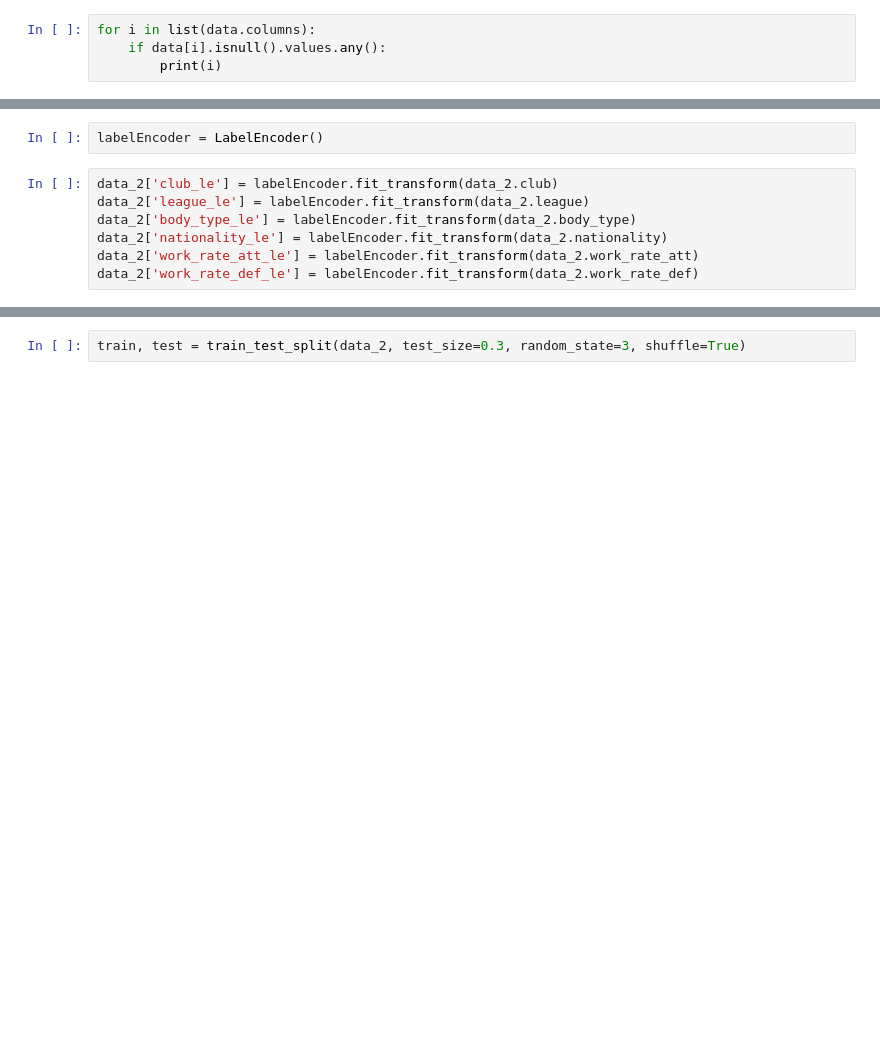
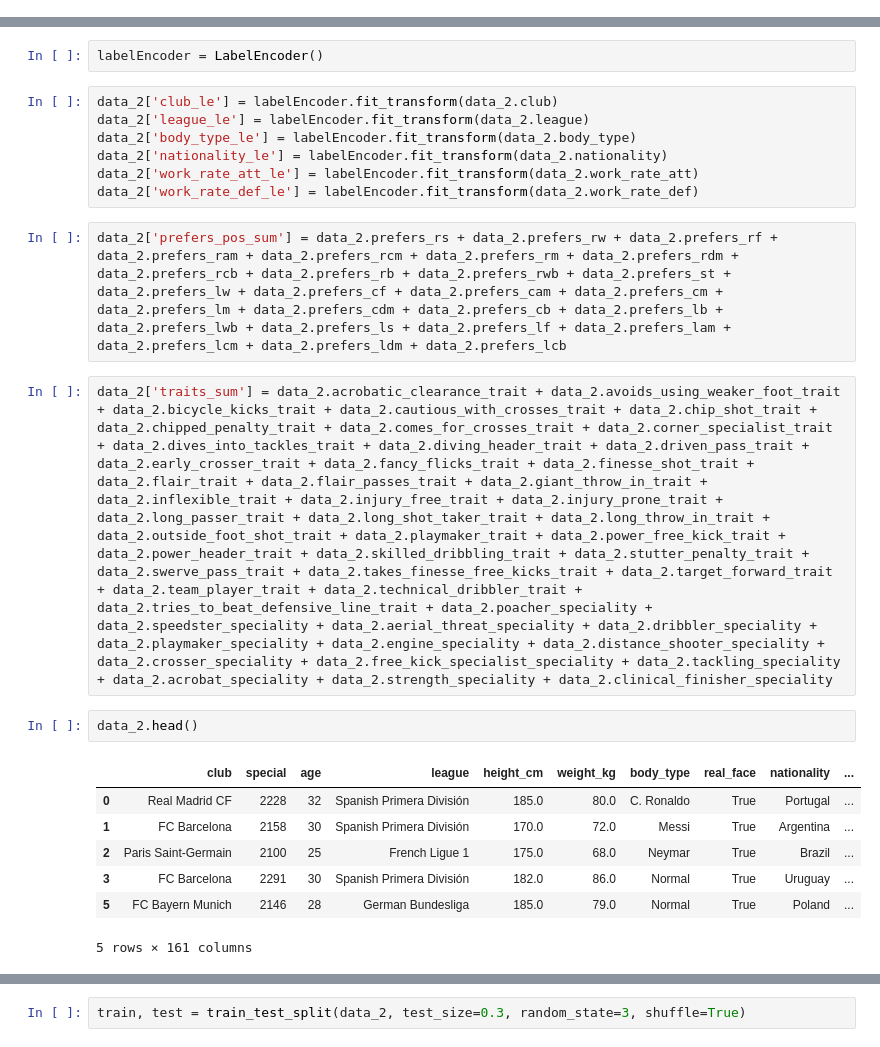
Before and after one commit to vibhavagarwal5/FIFA_Rating, a Jupyter notebook: fifa.ipynb, the cells around one changed output, grey strips where cells are left out. Drawn from its saved outputs; the diff is of its cells as text; blank space fills up the shorter version.

```diff
--- a/fifa.ipynb
+++ b/fifa.ipynb
@@ -12,7 +12,3 @@ data = pd.read_csv('./complete.csv')
 data.isnull().values.any()
 # %% [output]
 True
-# %%
-for i in list(data.columns):
-    if data[i].isnull().values.any():
-        print(i)
@@ -137,3 +93,17 @@ data_2['body_type_le'] = labelEncoder.fit_transform(data_2.body_type)
 data_2['nationality_le'] = labelEncoder.fit_transform(data_2.nationality)
 data_2['work_rate_att_le'] = labelEncoder.fit_transform(data_2.work_rate_att)
 data_2['work_rate_def_le'] = labelEncoder.fit_transform(data_2.work_rate_def)
+# %%
+data_2['prefers_pos_sum'] = data_2.prefers_rs + data_2.prefers_rw + data_2.prefers_rf + data_2.prefers_ram + data_2.prefers_rcm + data_2.prefers_rm + data_2.prefers_rdm + data_2.prefers_rcb + data_2.prefers_rb + data_2.prefers_rwb + data_2.prefers_st + data_2.prefers_lw + data_2.prefers_cf + data_2.prefers_cam + data_2.prefers_cm + data_2.prefers_lm + data_2.prefers_cdm + data_2.prefers_cb + data_2.prefers_lb + data_2.prefers_lwb + data_2.prefers_ls + data_2.prefers_lf + data_2.prefers_lam + data_2.prefers_lcm + data_2.prefers_ldm + data_2.prefers_lcb
+# %%
+data_2['traits_sum'] = data_2.acrobatic_clearance_trait + data_2.avoids_using_weaker_foot_trait + data_2.bicycle_kicks_trait + data_2.cautious_with_crosses_trait + data_2.chip_shot_trait + data_2.chipped_penalty_trait + data_2.comes_for_crosses_trait + data_2.corner_specialist_trait + data_2.dives_into_tackles_trait + data_2.diving_header_trait + data_2.driven_pass_trait + data_2.early_crosser_trait + data_2.fancy_flicks_trait + data_2.finesse_shot_trait + data_2.flair_trait + data_2.flair_passes_trait + data_2.giant_throw_in_trait + data_2.inflexible_trait + data_2.injury_free_trait + data_2.injury_prone_trait + data_2.long_passer_trait + data_2.long_shot_taker_trait + data_2.long_throw_in_trait + data_2.outside_foot_shot_trait + data_2.playmaker_trait + data_2.power_free_kick_trait + data_2.power_header_trait + data_2.skilled_dribbling_trait + data_2.stutter_penalty_trait + data_2.swerve_pass_trait + data_2.takes_finesse_free_kicks_trait + data_2.target_forward_trait + data_2.team_player_trait + data_2.technical_dribbler_trait + data_2.tries_to_beat_defensive_line_trait + data_2.poacher_speciality + data_2.speedster_speciality + data_2.aerial_threat_speciality + data_2.dribbler_speciality + data_2.playmaker_speciality + data_2.engine_speciality + data_2.distance_shooter_speciality + data_2.crosser_speciality + data_2.free_kick_specialist_speciality + data_2.tackling_speciality + data_2.acrobat_speciality + data_2.strength_speciality + data_2.clinical_finisher_speciality
+# %%
+data_2.head()
+# %% [output]
+|  | club | special | age | league | height_cm | weight_kg | body_type | real_face | nationality | ... |
+| 0 | Real Madrid CF | 2228 | 32 | Spanish Primera División | 185.0 | 80.0 | C. Ronaldo | True | Portugal | ... |
+| 1 | FC Barcelona | 2158 | 30 | Spanish Primera División | 170.0 | 72.0 | Messi | True | Argentina | ... |
+| 2 | Paris Saint-Germain | 2100 | 25 | French Ligue 1 | 175.0 | 68.0 | Neymar | True | Brazil | ... |
+| 3 | FC Barcelona | 2291 | 30 | Spanish Primera División | 182.0 | 86.0 | Normal | True | Uruguay | ... |
+| 5 | FC Bayern Munich | 2146 | 28 | German Bundesliga | 185.0 | 79.0 | Normal | True | Poland | ... |
+5 rows × 161 columns
```
Also changed, not shown: parts of 12 cells of this notebook.
